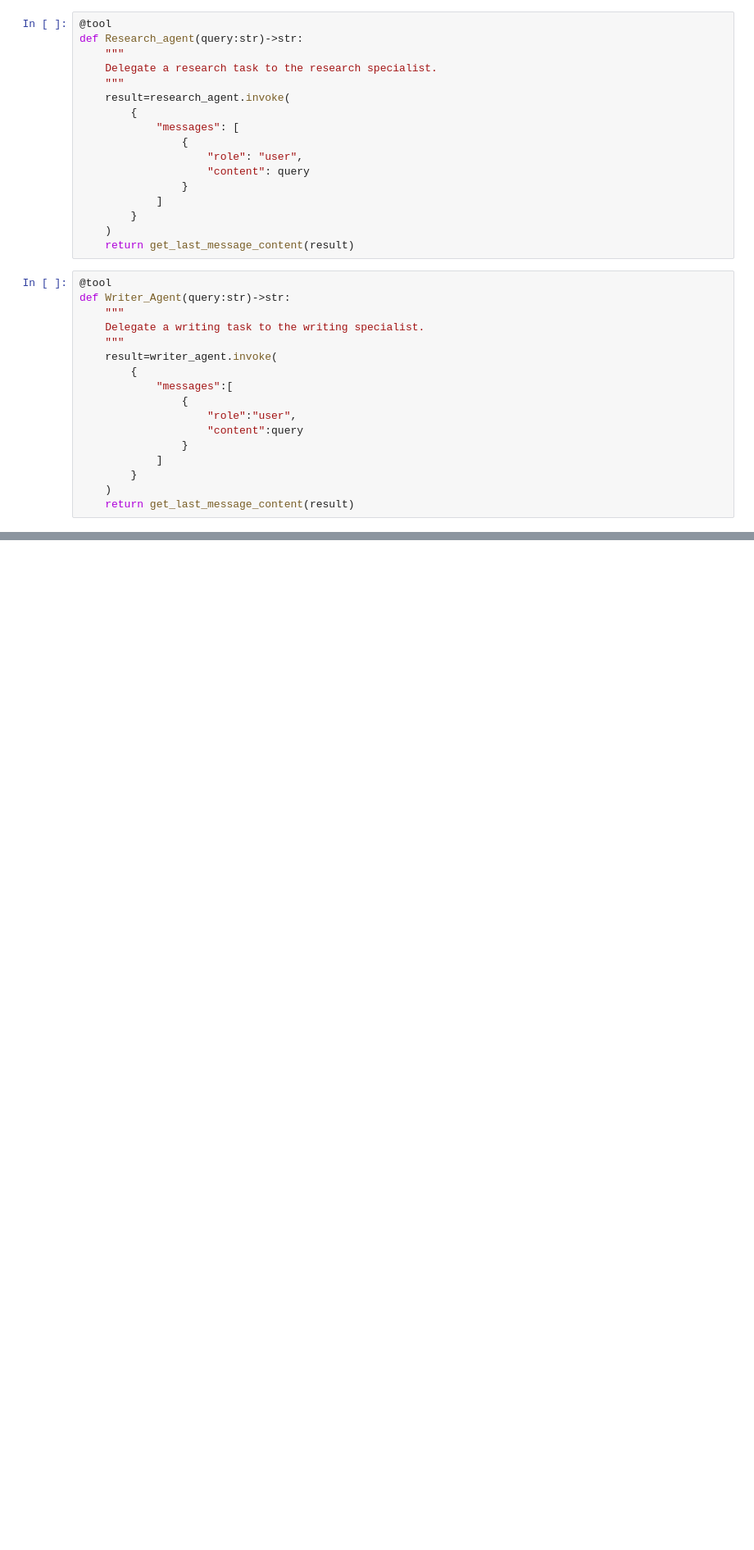
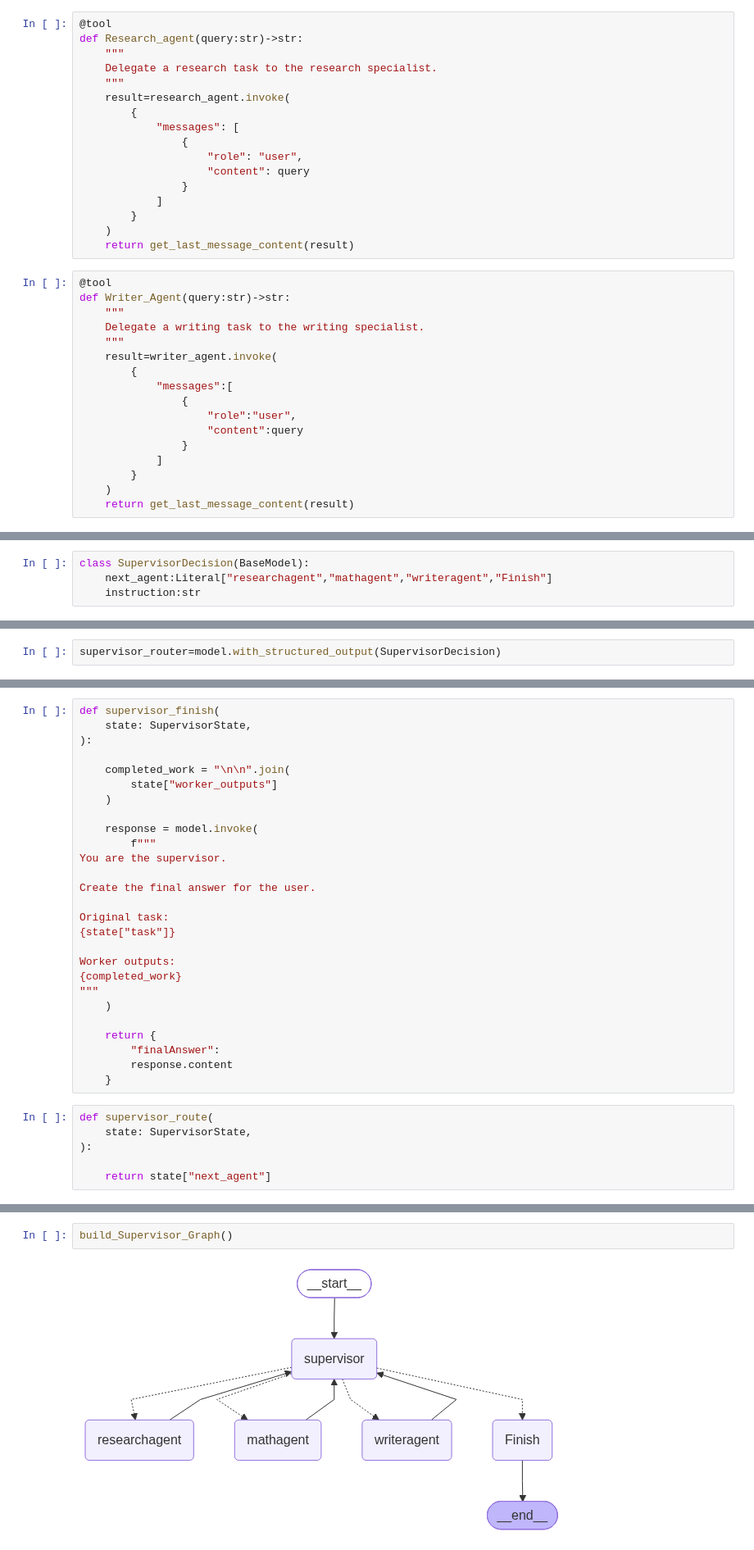
Before and after one commit to anilpomar/Full-Stack-Gen-AI-BootCamp-KrishNaik-, a Jupyter notebook: Class-49-26-Sep-2026_MultiAgents/MultiAgent_DifferentTypes.ipynb, the cells around one changed output, grey strips where cells are left out. Shown at 82% size. Saved outputs shown, nothing was run; the diff lists cells and outputs as text; blank space fills up the shorter version.

```diff
--- a/Class-49-26-Sep-2026_MultiAgents/MultiAgent_DifferentTypes.ipynb
+++ b/Class-49-26-Sep-2026_MultiAgents/MultiAgent_DifferentTypes.ipynb
@@ -343,0 +432,4 @@ def Writer_Agent(query:str)->str:
+# %%
+class SupervisorDecision(BaseModel):
+    next_agent:Literal["researchagent","mathagent","writeragent","Finish"]
+    instruction:str
@@ -343,0 +447,2 @@ def Writer_Agent(query:str)->str:
+# %%
+supervisor_router=model.with_structured_output(SupervisorDecision)
@@ -343,0 +561,33 @@ def Writer_Agent(query:str)->str:
+# %%
+def supervisor_finish(
+    state: SupervisorState,
+):
+
+    completed_work = "\n\n".join(
+        state["worker_outputs"]
+    )
+
+    response = model.invoke(
+        f"""
+You are the supervisor.
+
+Create the final answer for the user.
+
+Original task:
+{state["task"]}
+
+Worker outputs:
+{completed_work}
+"""
+    )
+
+    return {
+        "finalAnswer":
+        response.content
+    }
+# %%
+def supervisor_route(
+    state: SupervisorState,
+):
+
+    return state["next_agent"]
@@ -343,0 +644,4 @@ def Writer_Agent(query:str)->str:
+# %%
+build_Supervisor_Graph()
+# %% [output]
+[figure, added]
```
Also changed, not shown: parts of 25 cells of this notebook.
